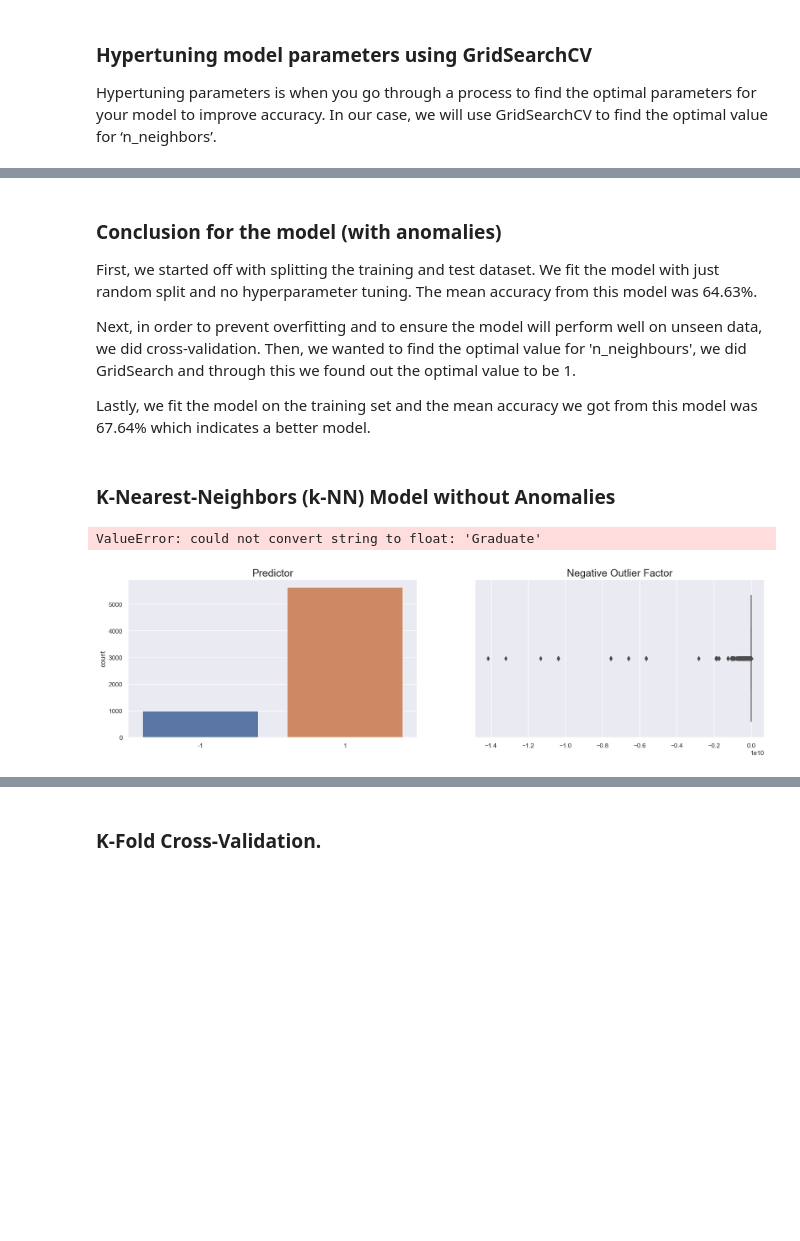
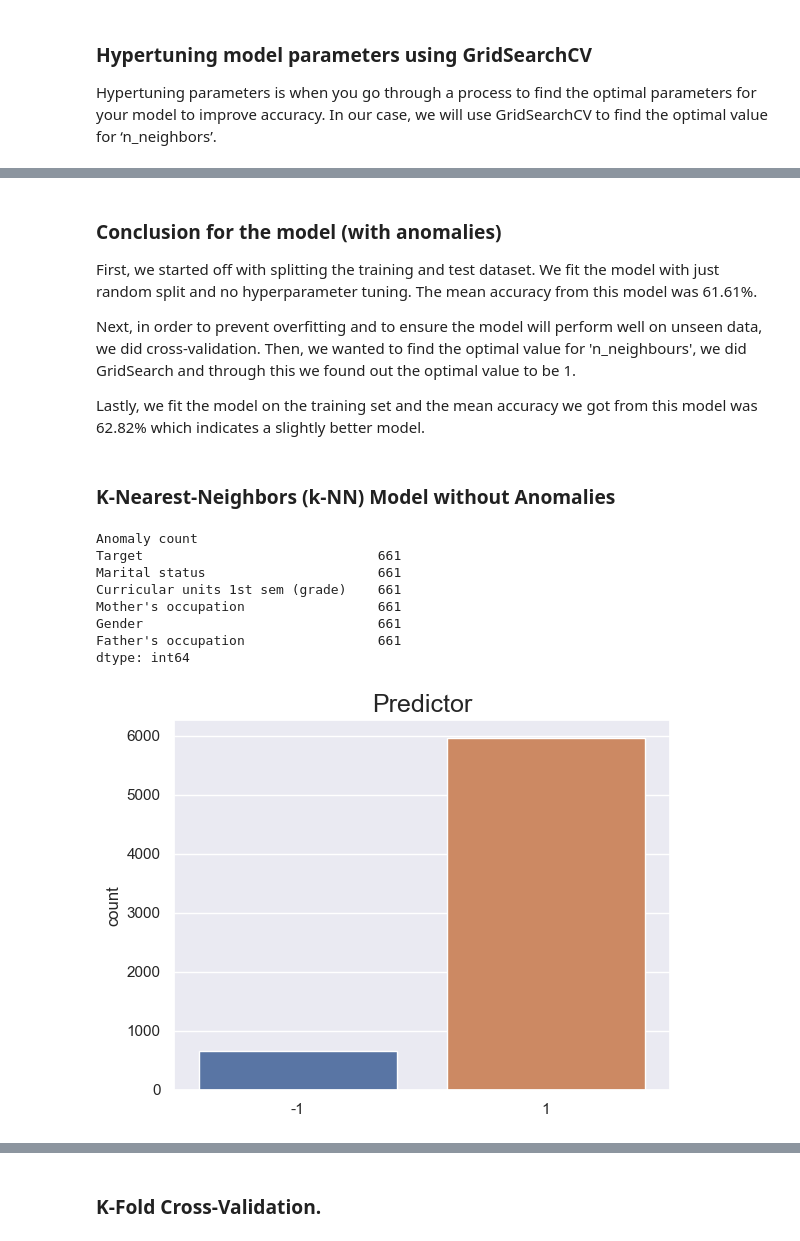
Before and after one commit to tersimdev/dropout-data-sci, a Jupyter notebook: Study on Student Academic Success.ipynb, the cells around one changed output, grey strips where cells are left out. Drawn from its saved outputs; the diff is of its cells as text; code cells hidden in the pictures; blank space fills up the shorter version.

```diff
--- a/Study on Student Academic Success.ipynb
+++ b/Study on Student Academic Success.ipynb
@@ -504,10 +504,15 @@ From EDA, we expect the following from our differentiators.
 # %%
 def remove_anomaly_lof(df, n_neighbours = 10, plot = False):
     features = ["Target", "Marital status", "Curricular units 1st sem (grade)", "Mother's occupation", "Gender"]
-    cat_features = ["Target","Mother's occupation", "Marital status"]
+    cat_features = ["Mother's occupation", "Marital status"]
+
     anomDf, anomDf_ohe = do_one_hot_encode(df, features, cat_features)
     # build model
     model = LocalOutlierFactor(n_neighbors=n_neighbours, contamination="auto")
+
+    # Merge Target Dataframe and anomDf_dataframe before fitting the model
+    #df_target = df['Target']
+    #anom_ohe_all = pd.concat([anomDf_ohe, df_target], ignore_index=True, sort=False)
 
     # fit model
     pred = model.fit_predict(X=anomDf_ohe)
@@ -660,7 +670,7 @@ c_StudentD.head()
 | 4 | 2 | 12 | 1 | 3 | 0 | ... |
 5 rows × 35 columns
 # %%
-df_knn = c_StudentD[["Marital status","Mother's occupation","Father's occupation","Gender",
+df_knn = c_StudentD[["Marital status","Mother's occupation","Gender", "Father's occupation",
             "Curricular units 1st sem (grade)" , "Target"]].copy()
 # %% [markdown]
 ### Data Preparation (Balancing)
@@ -692,11 +702,12 @@ Name: Target, dtype: int64
 # %% [markdown]
 ### Data Preparation (Scaling and OHE)
 # %%
-# create a dataframe with only Predictors: Marital status, Mother's Qualification,
-# Father's Qualification, Gender, Curricular units 1st sem (grade)
-features = ["Marital status","Mother's occupation","Father's occupation","Gender",
-            "Curricular units 1st sem (grade)" ]
-cat_features = ["Marital status","Mother's occupation","Father's occupation"]
+# create a dataframe with only Predictors: Marital status, Mother's occupation,
+# Father's occupation, Gender, Curricular units 1st sem (grade)
+
+features = ["Target", "Marital status", "Curricular units 1st sem (grade)", "Mother's occupation", "Gender", "Father's occupation"]
+cat_features = ["Mother's occupation", "Marital status", "Father's occupation"]
+
 X_orig, X = do_one_hot_encode(df_knn, features, cat_features)
 #separate target value
 y = df_knn['Target'].values
@@ -809,41 +835,36 @@ knn_model.score(X_test, y_test)
 # %% [markdown]
 ### Conclusion for the model (with anomalies)
-First, we started off with splitting the training and test dataset. We fit the model with just random split and no hyperparameter tuning. The mean accuracy from this model was 64.63%.
+First, we started off with splitting the training and test dataset. We fit the model with just random split and no hyperparameter tuning. The mean accuracy from this model was 61.61%.
 
 Next, in order to prevent overfitting and to ensure the model will perform well on unseen data, we did cross-validation. Then, we wanted to find the optimal value for 'n_neighbours', we did GridSearch and through this we found out the optimal value to be 1.
 
-Lastly, we fit the model on the training set and the mean accuracy we got from this model was 67.64% which indicates a better model.
+Lastly, we fit the model on the training set and the mean accuracy we got from this model was 62.82% which indicates a slightly better model.
 # %% [markdown]
 ### K-Nearest-Neighbors (k-NN) Model without Anomalies
 # %%
 # Same as the previous model but without anomalies
 
-# create a dataframe with only Predictors: Marital status, Mother's Qualification,
-# Father's Qualification, Gender, Curricular units 1st sem (grade)
-features = ["Marital status","Mother's occupation","Father's occupation","Gender",
-            "Curricular units 1st sem (grade)" ]
+features = ["Target", "Marital status","Mother's occupation","Father's occupation","Gender",
+            "Curricular units 1st sem (grade)"]
 cat_features = ["Marital status","Mother's occupation","Father's occupation"]
 
-X, pred, factor = remove_anomaly_lof(df_knn, 15, True)
-#separate target value
-y = df_knn['Target'].values
+# Removing the anomalies using the Isolation Forest Model
+df_knn_anomaly_removed, df_knn_removed_ohe, pred = remove_anomaly_iforest(df_knn, 100, True)
 
-# Standardization of Curricular units 1st sem (grade)
+# Separating the y and x
+y_anom = df_knn_anomaly_removed['Target'].values
+X_anom = df_knn_removed_ohe
+
+# Scaling of Curricular units 1st sem (grade)
 scale = StandardScaler()
 X[["Curricular units 1st sem (grade)"]] = scale.fit_transform(X[["Curricular units 1st sem (grade)"]])
-X.head()
-
-# Split dataset into train (80%) and test data (20%)
-# Setting ‘random_state’ to 1 ensures that we get the same split each time so we can reproduce our results.
-X_train, X_test, y_train, y_test = train_test_split(X, y, test_size=0.2, random_state=1, stratify=y)
-
-# Create KNN classifier and start off n_neighbours as 3 (Later we will update it)
-knn_model = KNeighborsClassifier(n_neighbors = 3)
-# Fit the classifier to the data
-knn_model.fit(X_train,y_train)
-
-#show the model predictions on the test data
-knn_model.predict(X_test)
 # %% [output]
-ValueError: could not convert string to float: 'Graduate'
+Anomaly count
+Target                              661
+Marital status                      661
+Curricular units 1st sem (grade)    661
+Mother's occupation                 661
+Gender                              661
+Father's occupation                 661
+dtype: int64
-[figure, old version]
+[figure, new version]
```
Also changed, not shown: parts of 43 cells of this notebook.
